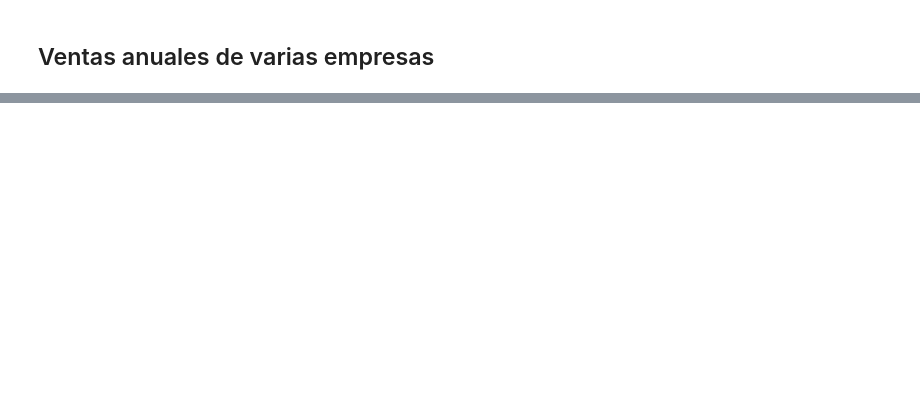
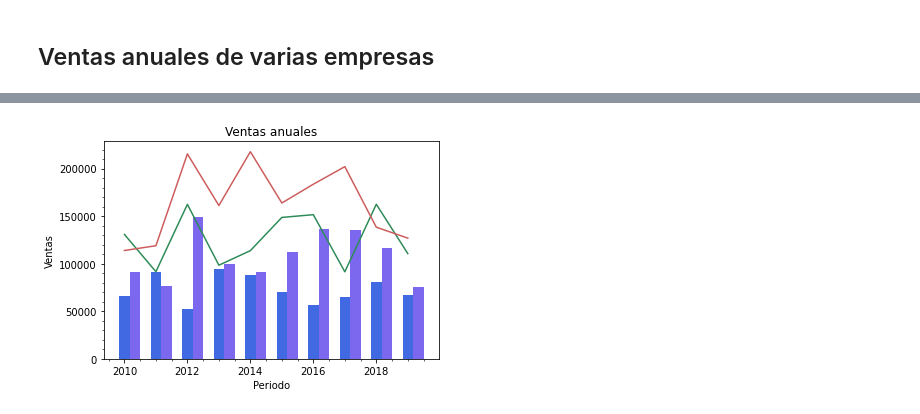
Before and after one commit to Radhe-0/Practicas, a Jupyter notebook: practicas_matplotlib.ipynb, the cells around one changed output, grey strips where cells are left out. Saved outputs shown, nothing was run; the diff lists cells and outputs as text; code cells hidden in the pictures; blank space fills up the shorter version.

```diff
--- a/practicas_matplotlib.ipynb
+++ b/practicas_matplotlib.ipynb
@@ -97,0 +98,12 @@ plt.show()
+# %%
+plt.bar(periodo, ventas_empresa1, width=1/3,color='royalblue')
+plt.bar(periodo+0.3333, ventas_empresa2, width=1/3,color='mediumslateblue')
+plt.plot(periodo,ventas_empresa3,c='seagreen')
+plt.plot(periodo,ventas_empresa4,c='indianred')
+plt.xlabel('Periodo')
+plt.ylabel('Ventas')
+plt.minorticks_on()
+plt.title('Ventas anuales')
+plt.show()
+# %% [output]
+[figure, added]
```
Also changed, not shown: parts of 5 cells of this notebook.
